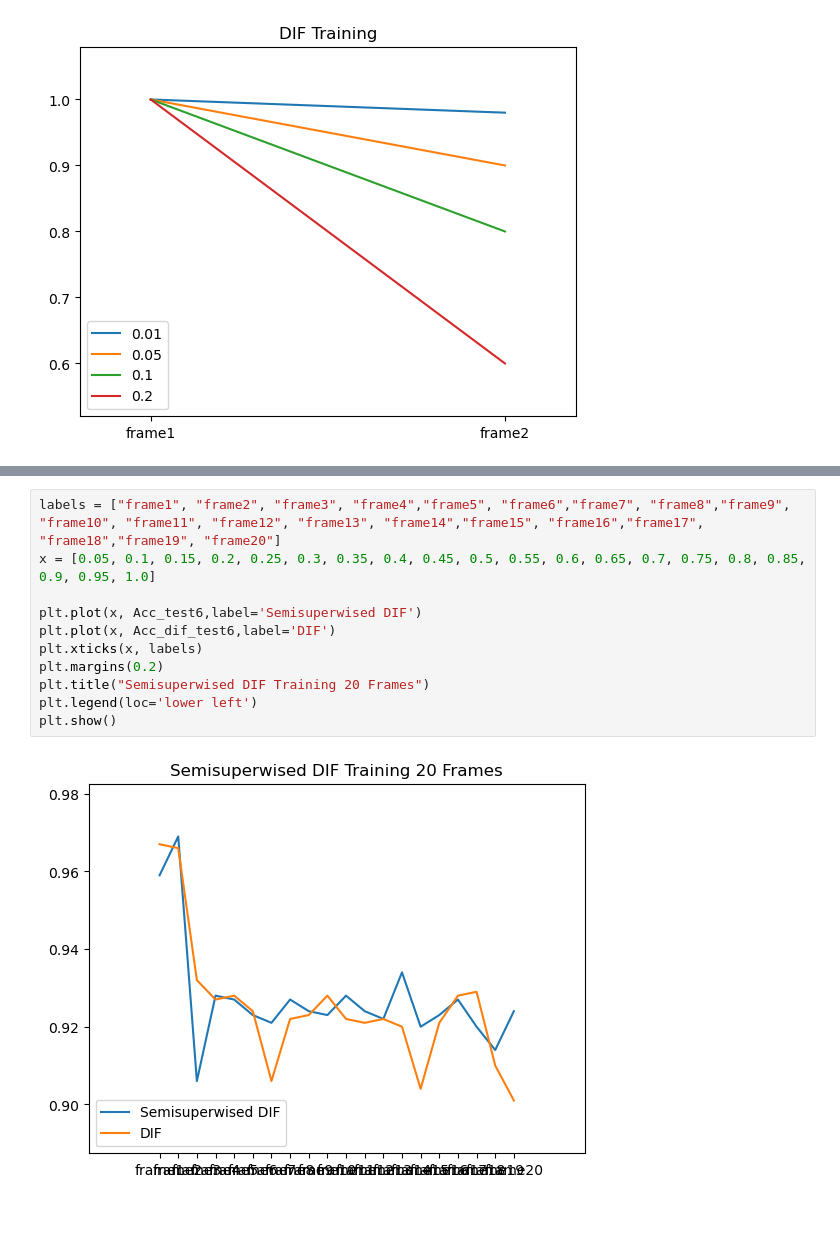
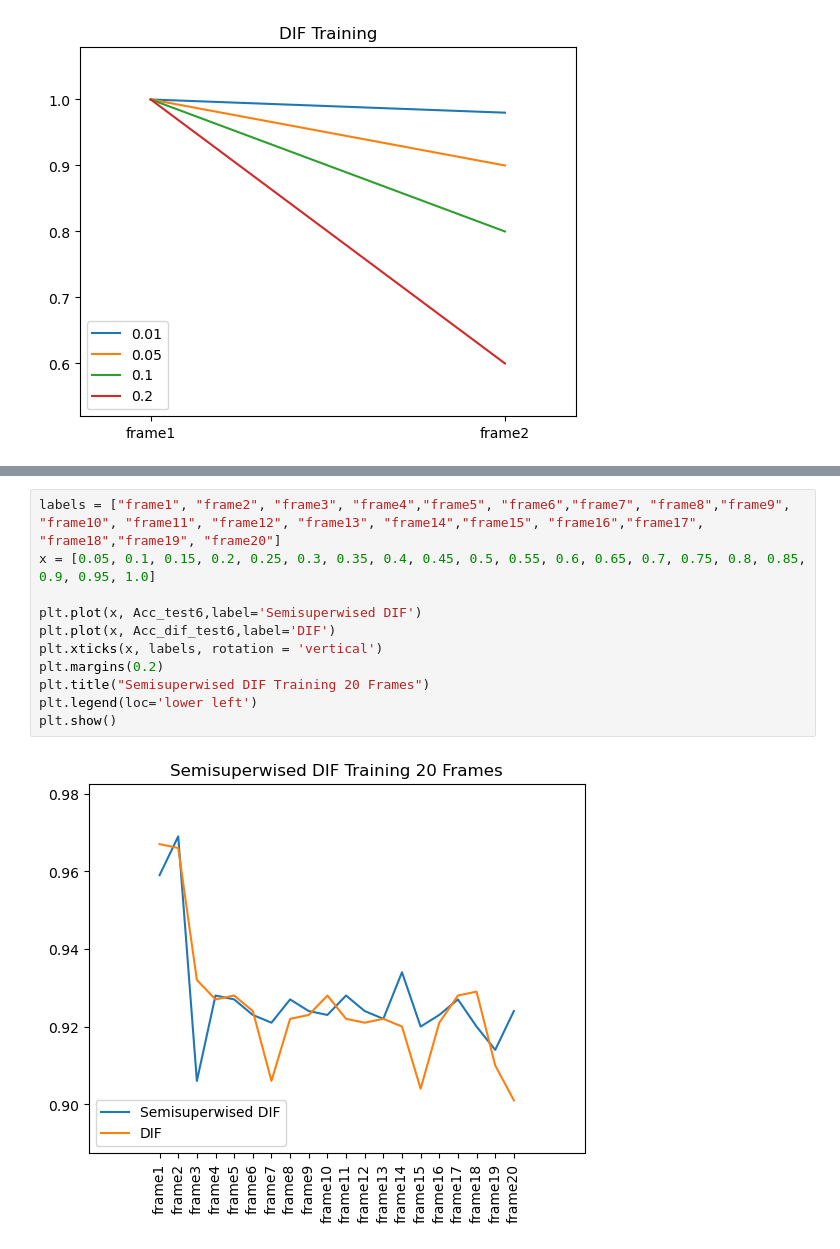
Before and after one commit to Dhavan-Shah/Visualising-Deep-Learning-Based-Outlier-Detection, a Jupyter notebook: comparison/With ROC and DIF/ComparisionDIFvsDIF.ipynb, the cells around one changed output, grey strips where cells are left out. Drawn from its saved outputs; the diff is of its cells as text; blank space fills up the shorter version.

```diff
--- a/comparison/With ROC and DIF/ComparisionDIFvsDIF.ipynb
+++ b/comparison/With ROC and DIF/ComparisionDIFvsDIF.ipynb
@@ -190,13 +190,13 @@ plt.show()
 # %%
 labels = ["frame1", "frame2", "frame3", "frame4","frame5", "frame6","frame7", "frame8","frame9", "frame10", "frame11", "frame12", "frame13", "frame14","frame15", "frame16","frame17", "frame18","frame19", "frame20"]
 x = [0.05, 0.1, 0.15, 0.2, 0.25, 0.3, 0.35, 0.4, 0.45, 0.5, 0.55, 0.6, 0.65, 0.7, 0.75, 0.8, 0.85, 0.9, 0.95, 1.0]
 
 plt.plot(x, Acc_test6,label='Semisuperwised DIF')
 plt.plot(x, Acc_dif_test6,label='DIF')
-plt.xticks(x, labels)
+plt.xticks(x, labels, rotation = 'vertical')
 plt.margins(0.2)
 plt.title("Semisuperwised DIF Training 20 Frames")
 plt.legend(loc='lower left')
 plt.show()
 # %% [output]
-[figure, old version]
+[figure, new version]
```
Also changed, not shown: parts of 3 cells of this notebook.
